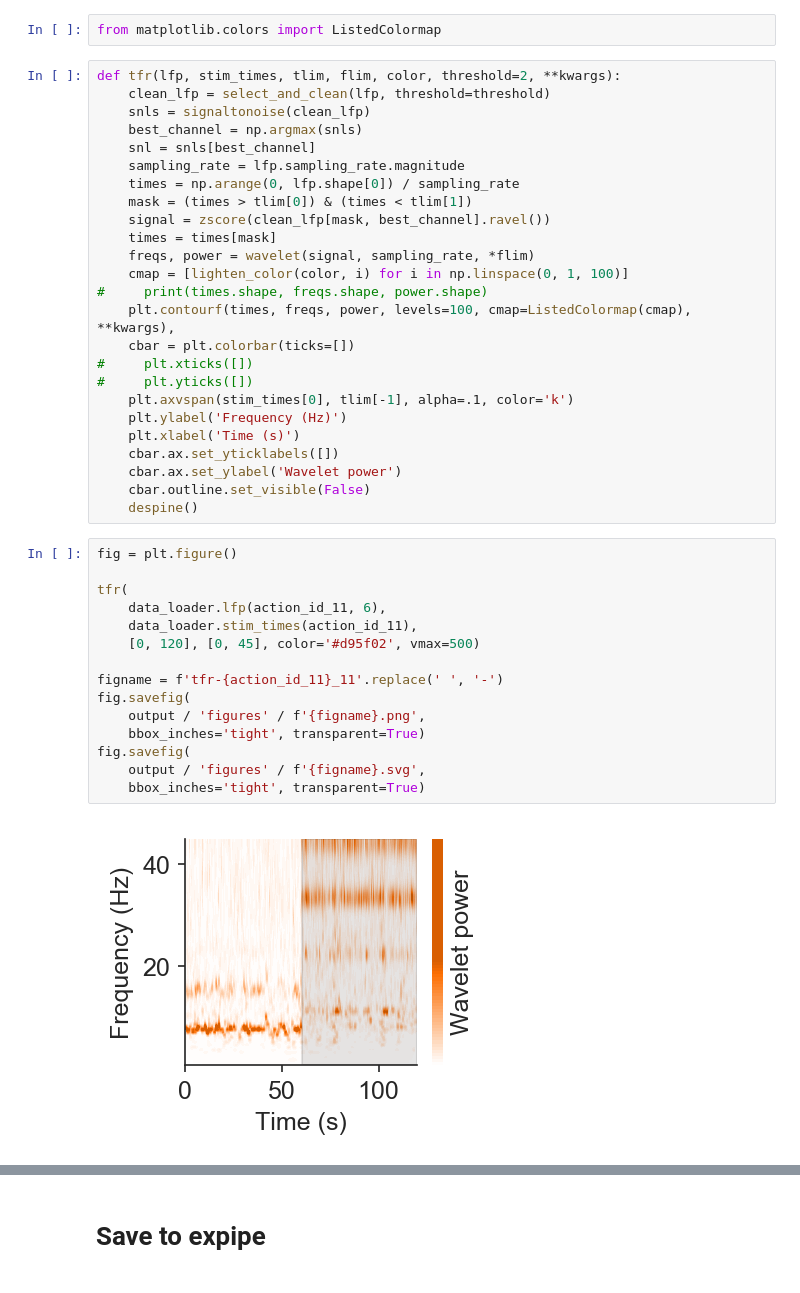
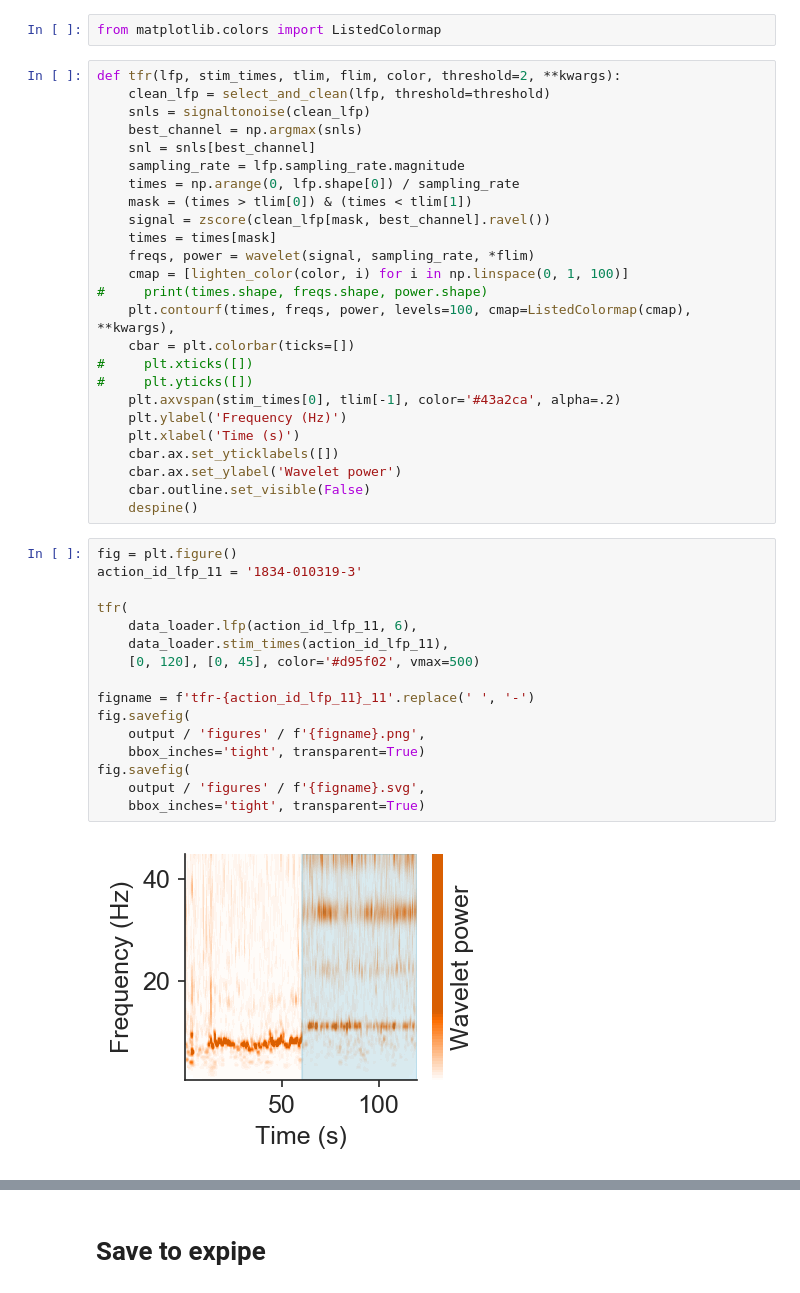
Before and after one commit to CINPLA/septum-mec, a Jupyter notebook: notebooks/10-response-example.ipynb, the cells around one changed output, grey strips where cells are left out. Cells and saved outputs as stored; diff of their text form.

```diff
--- a/notebooks/10-response-example.ipynb
+++ b/notebooks/10-response-example.ipynb
@@ -230,7 +294,7 @@ def tfr(lfp, stim_times, tlim, flim, color, threshold=2, **kwargs):
     cbar = plt.colorbar(ticks=[])
 #     plt.xticks([])
 #     plt.yticks([])
-    plt.axvspan(stim_times[0], tlim[-1], alpha=.1, color='k')
+    plt.axvspan(stim_times[0], tlim[-1], color='#43a2ca', alpha=.2)
     plt.ylabel('Frequency (Hz)')
     plt.xlabel('Time (s)')
     cbar.ax.set_yticklabels([])
@@ -239,20 +303,21 @@ def tfr(lfp, stim_times, tlim, flim, color, threshold=2, **kwargs):
     despine()
 # %%
 fig = plt.figure()
+action_id_lfp_11 = '1834-010319-3'
 
 tfr(
-    data_loader.lfp(action_id_11, 6),
-    data_loader.stim_times(action_id_11),
+    data_loader.lfp(action_id_lfp_11, 6),
+    data_loader.stim_times(action_id_lfp_11),
     [0, 120], [0, 45], color='#d95f02', vmax=500)
 
-figname = f'tfr-{action_id_11}_11'.replace(' ', '-')
+figname = f'tfr-{action_id_lfp_11}_11'.replace(' ', '-')
 fig.savefig(
     output / 'figures' / f'{figname}.png',
     bbox_inches='tight', transparent=True)
 fig.savefig(
     output / 'figures' / f'{figname}.svg',
     bbox_inches='tight', transparent=True)
 # %% [output]
-[figure, old version]
+[figure, new version]
 # %%
 fig = plt.figure()
```
Also changed, not shown: parts of 12 cells of this notebook, 18 other files.
